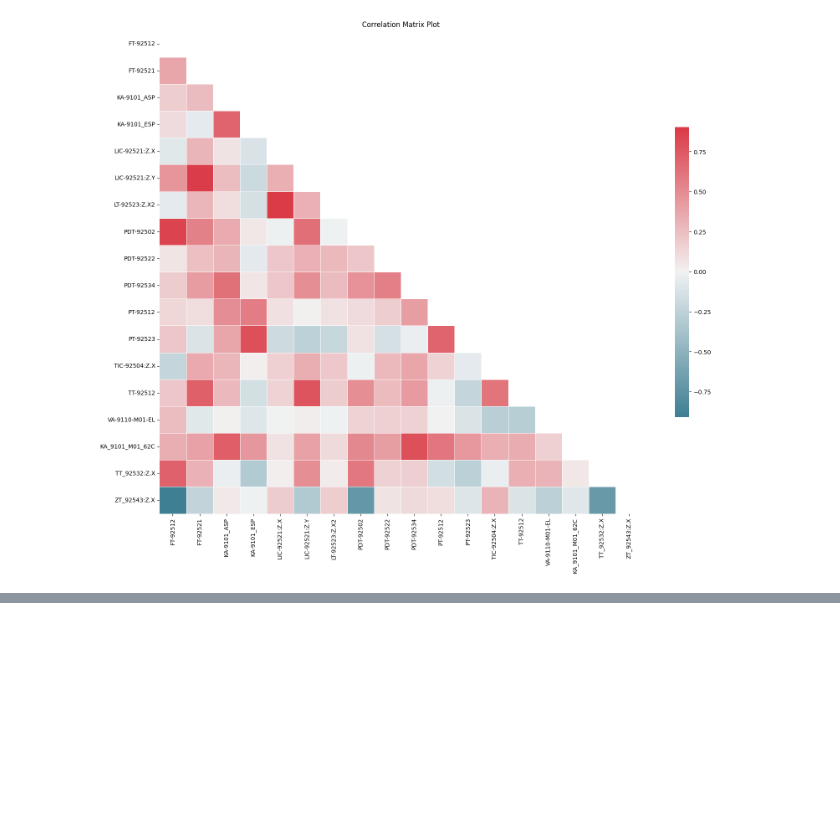
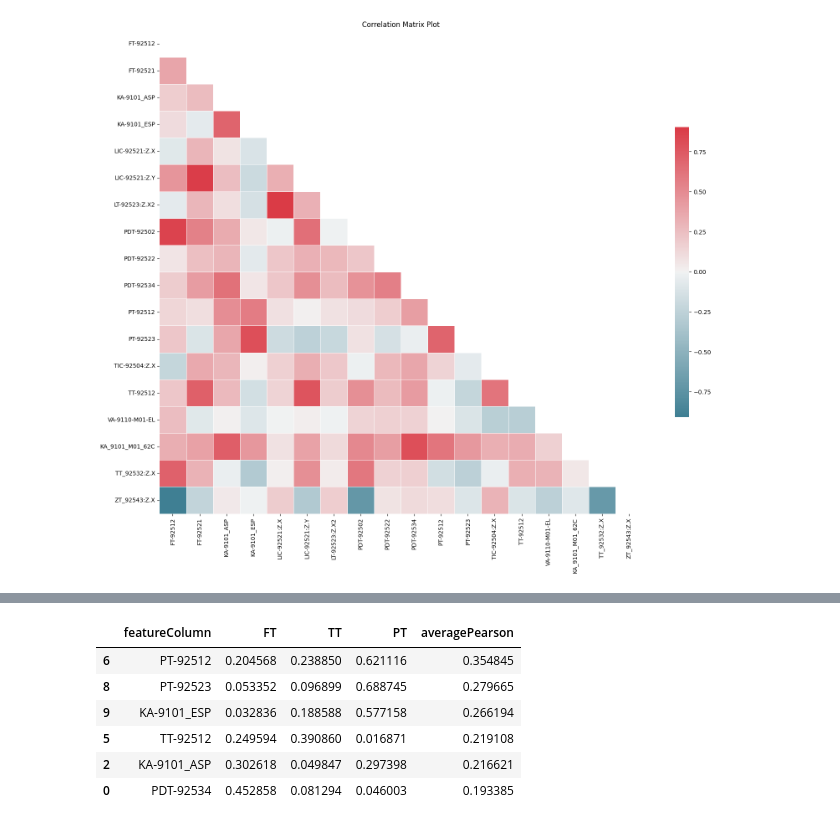
Before and after one commit to rkdey95/sensesAnomalousDelfi, a Jupyter notebook: src/dataProcecssing.ipynb, the cells around one changed output, grey strips where cells are left out. Drawn from its saved outputs; the diff is of its cells as text; code cells hidden in the pictures; blank space fills up the shorter version.

```diff
--- a/src/dataProcecssing.ipynb
+++ b/src/dataProcecssing.ipynb
@@ -276,13 +342,23 @@ merged3_spearman
 # %%
+# Pearson
 pearsonFT = pearsonCorr[ycols[0]][["featureColumn","score"]]
 pearsonTT = pearsonCorr[ycols[1]][["featureColumn","score"]]
 pearsonPT = pearsonCorr[ycols[2]][["featureColumn","score"]]
 
 merged3_pearson = pearsonFT.merge(pearsonTT, on='featureColumn', how='left')
 merged3_pearson = merged3_pearson.merge(pearsonPT, on='featureColumn', how='left')
 merged3_pearson.columns = ["featureColumn","FT","TT","PT"]
 merged3_pearson.dropna(axis = 0,inplace = True)
 merged3_pearson["averagePearson"] = (merged3_pearson["FT"]+merged3_pearson["TT"]+merged3_pearson["PT"]) / 3
 merged3_pearson.sort_values("averagePearson",ascending=False,inplace = True)
 merged3_pearson = merged3_pearson[:10]
+merged3_pearson
+# %% [output]
+|  | featureColumn | FT | TT | PT | averagePearson |
+| 6 | PT-92512 | 0.204568 | 0.238850 | 0.621116 | 0.354845 |
+| 8 | PT-92523 | 0.053352 | 0.096899 | 0.688745 | 0.279665 |
+| 9 | KA-9101_ESP | 0.032836 | 0.188588 | 0.577158 | 0.266194 |
+| 5 | TT-92512 | 0.249594 | 0.390860 | 0.016871 | 0.219108 |
+| 2 | KA-9101_ASP | 0.302618 | 0.049847 | 0.297398 | 0.216621 |
+| 0 | PDT-92534 | 0.452858 | 0.081294 | 0.046003 | 0.193385 |
 # %%
```
Also changed, not shown: parts of 35 cells of this notebook, 5 other files.
